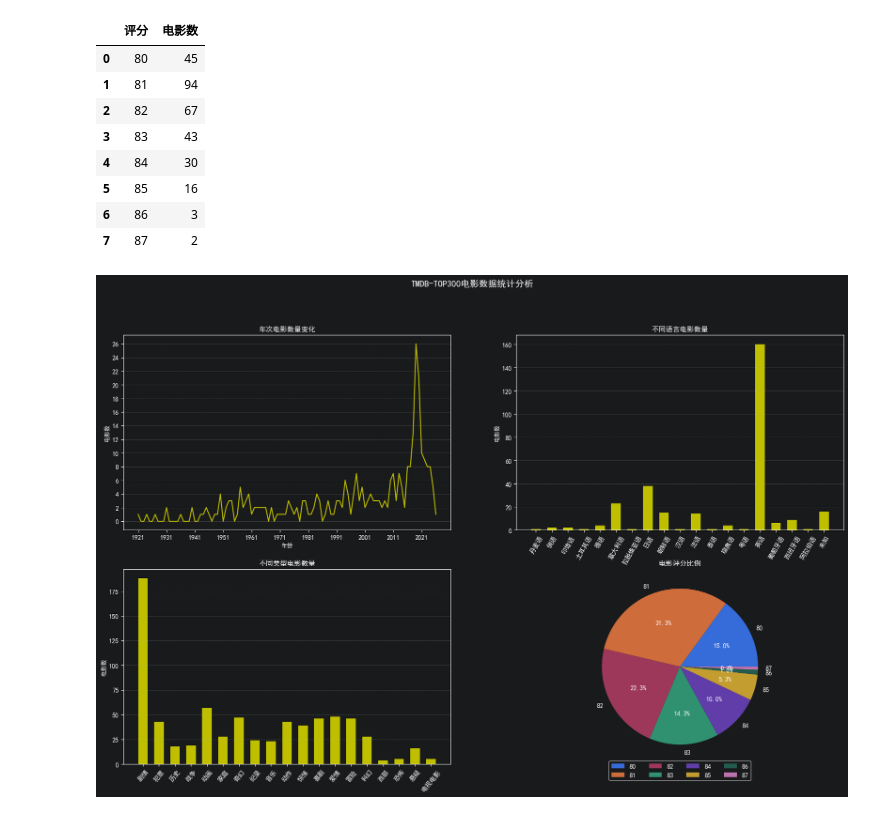
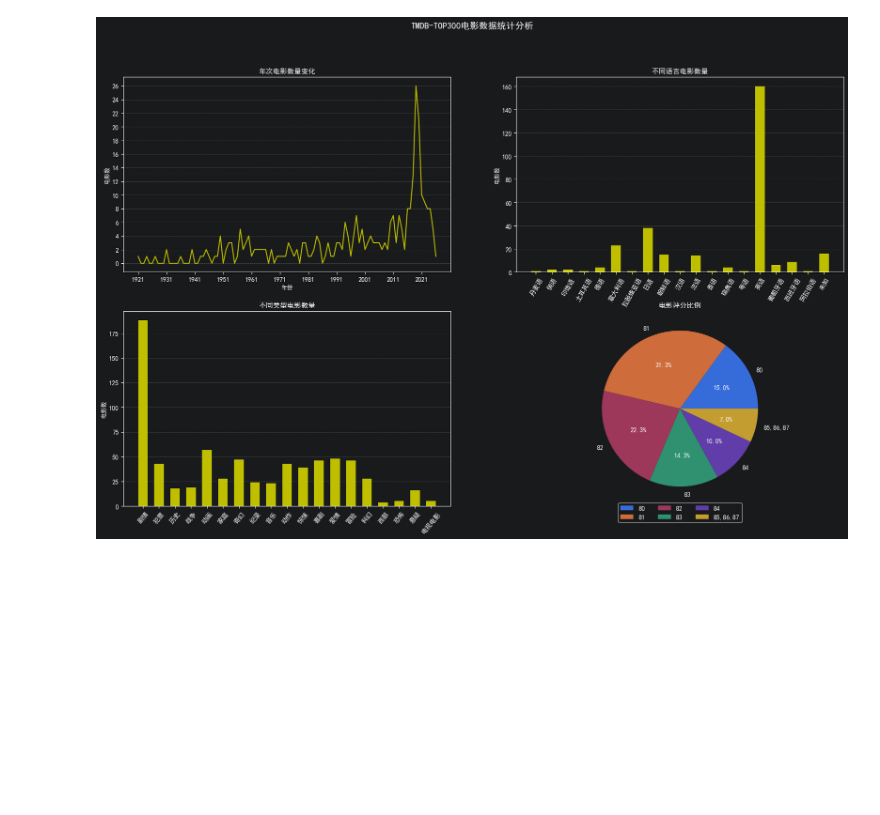
Before and after one commit to Sean-Allen1020/Python_Learning_Note, a Jupyter notebook: python-code/python01/04章-数据分析/实战案例/Top评分电影数据分析.ipynb, the cells around one changed output. Saved outputs shown, nothing was run; the diff lists cells and outputs as text; code cells hidden in the pictures; blank space fills up the shorter version.

```diff
--- a/python-code/python01/04章-数据分析/实战案例/Top评分电影数据分析.ipynb
+++ b/python-code/python01/04章-数据分析/实战案例/Top评分电影数据分析.ipynb
@@ -44,11 +44,11 @@ axe1.grid(axis="y", ls="--", alpha=0.4)
 
 # 需求2：统计对比不同语言电影数量。（柱状图）
 # 获取数据
-df_lang_count = df.groupby("语言")["语言"].count().reset_index(name="电影数")
+df_lang_count_check = df.groupby("语言")["语言"].count().reset_index(name="电影数")
 
 # 修复异常值
 # 替换明确异常数据
-df_lang_count_check['语言'] = df_lang_count['语言'].replace({'Cantonese': '粤语', '-': '未知'})
+df_lang_count_check['语言'] = df_lang_count_check['语言'].replace({'Cantonese': '粤语', '-': '未知'})
 # 布尔遮掩码判断异常数据
 mask_bad = (
     df_lang_count_check["语言"].isna() |
@@ -73,44 +73,43 @@ axe2.set_ylabel("电影数", fontsize=9)
 axe2.tick_params(axis="x", rotation=60)
 axe2.set_yticks([count for count in range(0, max(df_lang_count.values) + 5, 20)]) # 5没有意义，只是为了使最大值有多余空间
 # 设置网格
 axe2.grid(axis="y", ls="--", alpha=0.4)
 
 
 # 需求3：统计对比不同类型电影数量。（柱状图）
 # 统计单个类型的电影数量
 genre_count = {}
 for genres in df['类型']:
     for genre in genres.split(", "):
         genre = genre.strip()
         genre_count[genre] = genre_count.get(genre, 0) + 1
 # 绘制图表
 axe3.bar(genre_count.keys(), genre_count.values(), color="y", width=0.6)
 # 设置图表
 axe3.set_title("不同类型电影数量", fontsize=11)
 axe3.set_ylabel("电影数", fontsize=9)
 axe3.tick_params(axis="x", rotation=50)
 axe3.grid(axis="y", ls="--", alpha=0.4)
 
 
 # 需求4：统计对比各个电影评分的比例。（饼状图）
 # 统计评分比例
 df_rating_count = df.groupby("评分")["评分"].count().reset_index(name="电影数")
-# 合并占比小于10%的评分
-df_rating_count = pd.concat([df_rating_count[df_rating_count['电影数'] / df_rating_count['电影数'].sum() >= 0.1],
-                            df_rating_count[df_rating_count['电影数'] / df_rating_count['电影数'].sum() < 0.1]])
+df_rating_count["评分"] = df_rating_count['评分'].astype(str)   # 将分数转换为字符串，方便后续处理
+# 计算小占比评分(< 10%)
+mask = df_rating_count['电影数'] / df_rating_count['电影数'].sum() < 0.1  # mask掩码
+other_label = ",".join(df_rating_count[mask]["评分"].tolist())   # 将合并部分的评分设置为区块标签
+# 合并成一个区块
+df_rating_count.loc[mask, '评分'] = other_label       # 将合并部分评分展示出来
+df_rating_count = df_rating_count.groupby("评分")["电影数"].sum().reset_index()
 
 # 绘制图表
 axe4.pie(df_rating_count["电影数"], labels=df_rating_count["评分"], autopct="%1.1f%%")
-axe4.legend(loc="lower center", ncol=4, bbox_to_anchor=(0.5, -0.1),)
+axe4.legend(loc="lower center", ncol=3, bbox_to_anchor=(0.5, -0.1),)
 axe4.set_title("电影评分比例", fontsize=11)
+
+# 保存/展示图表
+plt.savefig("../data/top_rated_movies_analysis.png")
+plt.show()
 # %% [output]
-|  | 评分 | 电影数 |
-| 0 | 80 | 45 |
-| 1 | 81 | 94 |
-| 2 | 82 | 67 |
-| 3 | 83 | 43 |
-| 4 | 84 | 30 |
-| 5 | 85 | 16 |
-| 6 | 86 | 3 |
-| 7 | 87 | 2 |
-[figure, old version]
+[figure, new version]
```
Also changed, not shown: 1 other file.
